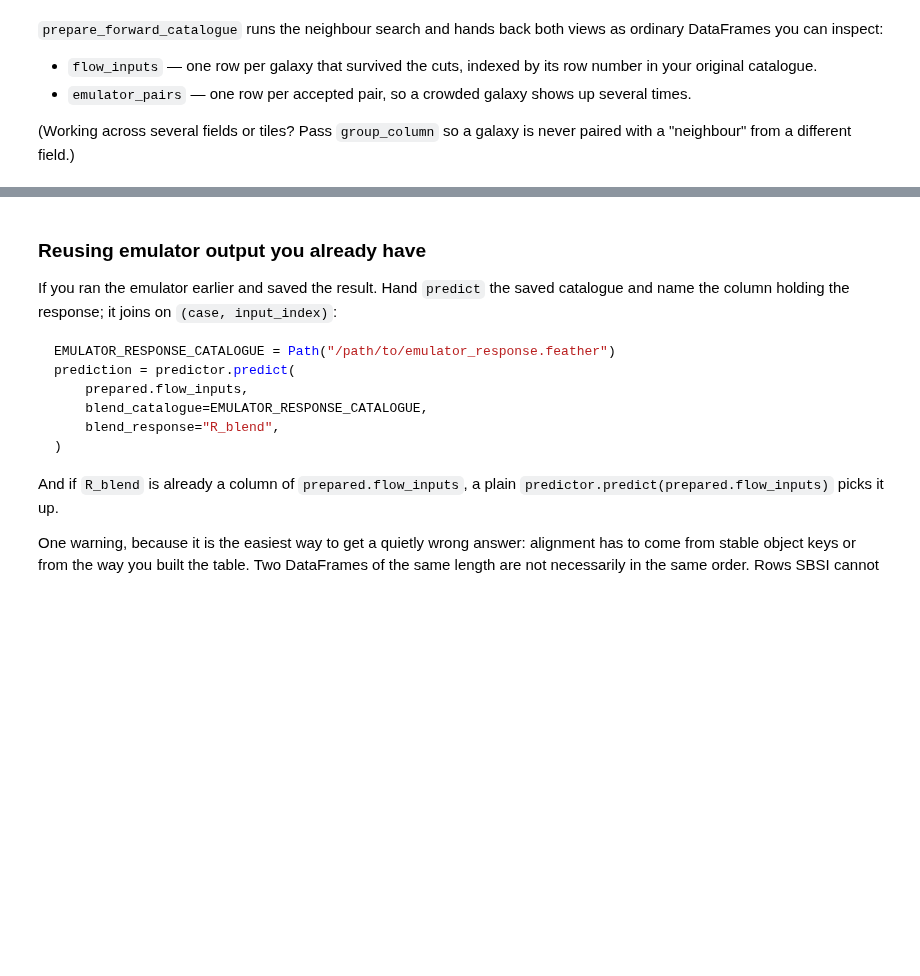
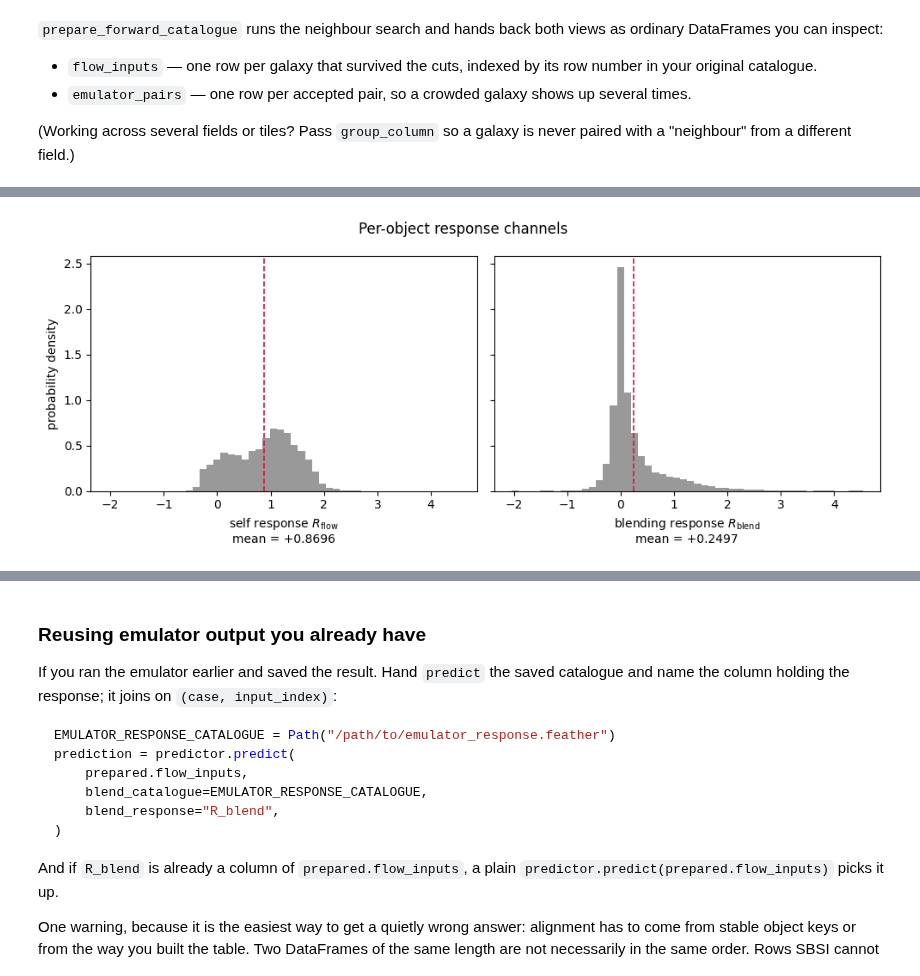
Before and after one commit to zhangzzk/SBSI, a Jupyter notebook: examples/sbsi_api_tutorial.ipynb, the cells around one changed output, grey strips where cells are left out. Saved outputs shown, nothing was run; the diff lists cells and outputs as text; code cells hidden in the pictures; blank space fills up the shorter version.

```diff
--- a/examples/sbsi_api_tutorial.ipynb
+++ b/examples/sbsi_api_tutorial.ipynb
@@ -69,9 +78,10 @@ $$R_{\mathrm{model}} = R_{\mathrm{flow}} + R_{\mathrm{blend}}.$$
 
 By default `predict` refuses to run if any of your galaxies fall outside the domain, and tells you how many. That is deliberate: extrapolating a flow is not a small error. If you would rather drop those rows and carry on, pass `strict_domain=False`.
 # %%
-# Load the two models. Use a GPU node for production flow prediction.
+# Load the two models. device=None picks CUDA when available and CPU otherwise;
+# use a GPU node for production-scale flow prediction.
 emulator = load_emulator(models, conditions=OBSERVING_CONDITIONS, device="cpu")
-predictor = ResponsePredictor.load(models, device="cuda")
+predictor = ResponsePredictor.load(models, device=None)
 print("Condition features:", predictor.condition_features)
 print("Measured targets:  ", predictor.target_features)
 print("Training domain:   ", predictor.domain)
@@ -99,0 +132,22 @@ prediction.summary()
+# %%
+import numpy as np
+import matplotlib.pyplot as plt
+
+fig, axes = plt.subplots(1, 2, figsize=(10, 4), sharey=True)
+channels = (
+    (prediction.flow, r"self response $R_{\mathrm{flow}}$"),
+    (prediction.blend, r"blending response $R_{\mathrm{blend}}$"),
+)
+lo = min(values.min() for values, _ in channels)
+hi = max(values.max() for values, _ in channels)
+bins = np.linspace(lo, hi, 51)
+for ax, (values, label) in zip(axes, channels):
+    ax.hist(values, bins=bins, density=True, color="0.6")
+    ax.axvline(values.mean(), color="crimson", ls="--", lw=1.2)
+    ax.set_xlabel(f"{label}\nmean = {values.mean():+.4f}")
+axes[0].set_ylabel("probability density")
+fig.suptitle("Per-object response channels")
+fig.tight_layout()
+plt.show()
+# %% [output]
+[figure, added]
```
Also changed, not shown: parts of 8 cells of this notebook, 4 other files.
